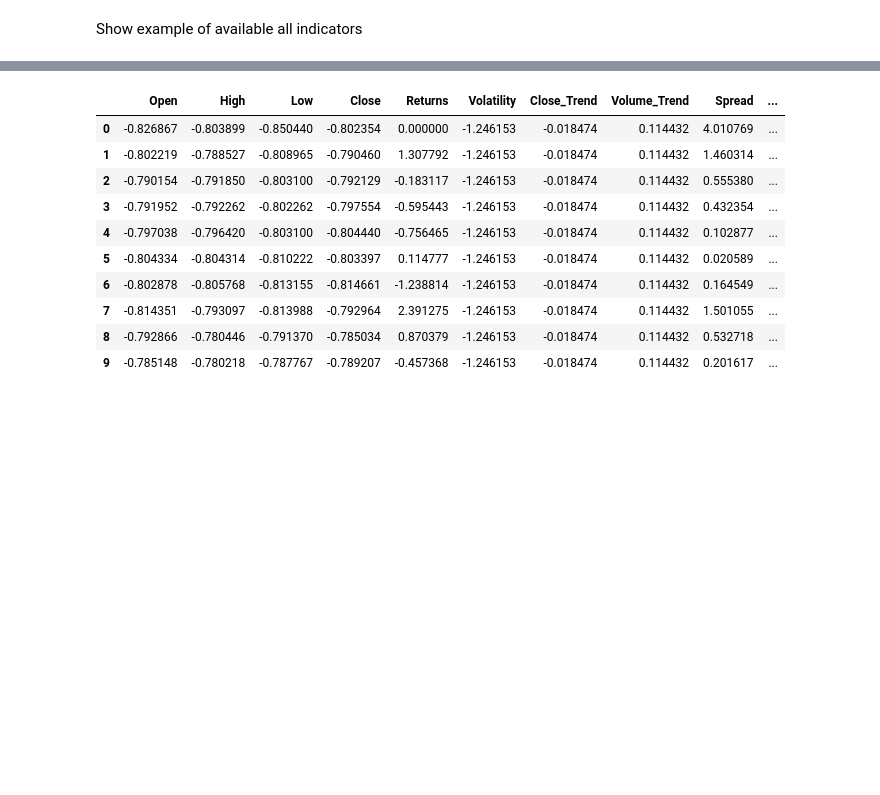
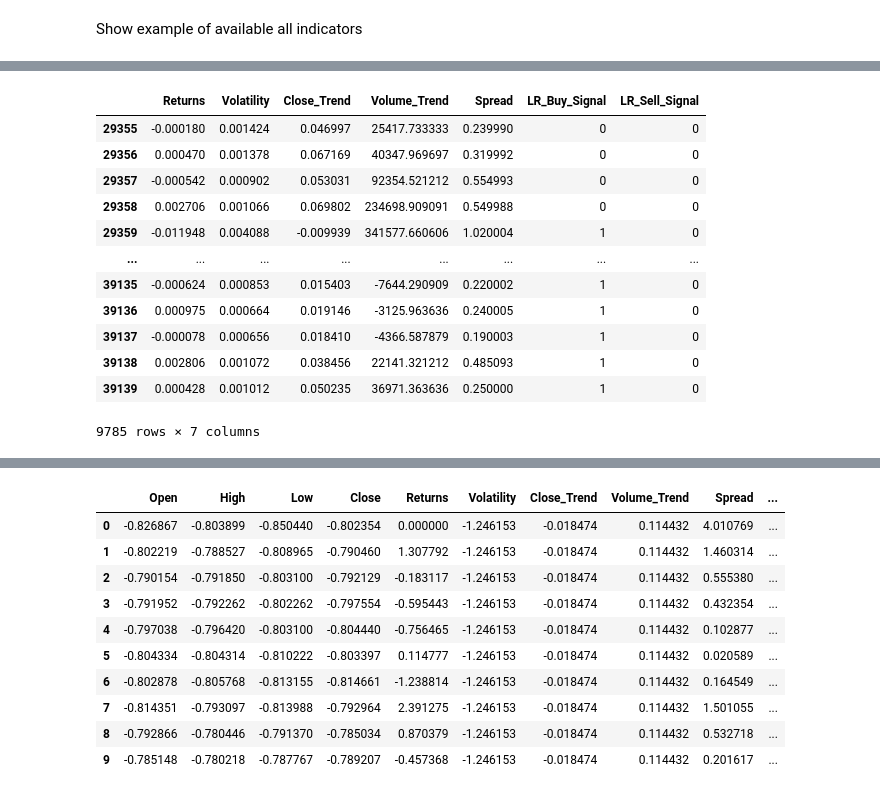
Before and after one commit to david09perez/Proyecto_Trading, a Jupyter notebook: 003-ML/report.ipynb, the cells around one changed output, grey strips where cells are left out. Drawn from its saved outputs; the diff is of its cells as text; code cells hidden in the pictures; blank space fills up the shorter version.

```diff
--- a/003-ML/report.ipynb
+++ b/003-ML/report.ipynb
@@ -29,0 +48,16 @@ strategy = TradingStrategy('5m')
+# %%
+strategy.vtest_data
+# %% [output]
+|  | Returns | Volatility | Close_Trend | Volume_Trend | Spread | LR_Buy_Signal | LR_Sell_Signal |
+| 29355 | -0.000180 | 0.001424 | 0.046997 | 25417.733333 | 0.239990 | 0 | 0 |
+| 29356 | 0.000470 | 0.001378 | 0.067169 | 40347.969697 | 0.319992 | 0 | 0 |
+| 29357 | -0.000542 | 0.000902 | 0.053031 | 92354.521212 | 0.554993 | 0 | 0 |
+| 29358 | 0.002706 | 0.001066 | 0.069802 | 234698.909091 | 0.549988 | 0 | 0 |
+| 29359 | -0.011948 | 0.004088 | -0.009939 | 341577.660606 | 1.020004 | 1 | 0 |
+| ... | ... | ... | ... | ... | ... | ... | ... |
+| 39135 | -0.000624 | 0.000853 | 0.015403 | -7644.290909 | 0.220002 | 1 | 0 |
+| 39136 | 0.000975 | 0.000664 | 0.019146 | -3125.963636 | 0.240005 | 1 | 0 |
+| 39137 | -0.000078 | 0.000656 | 0.018410 | -4366.587879 | 0.190003 | 1 | 0 |
+| 39138 | 0.002806 | 0.001072 | 0.038456 | 22141.321212 | 0.485093 | 1 | 0 |
+| 39139 | 0.000428 | 0.001012 | 0.050235 | 36971.363636 | 0.250000 | 1 | 0 |
+9785 rows × 7 columns
```
Also changed, not shown: parts of 4 cells of this notebook, 1 other file.
